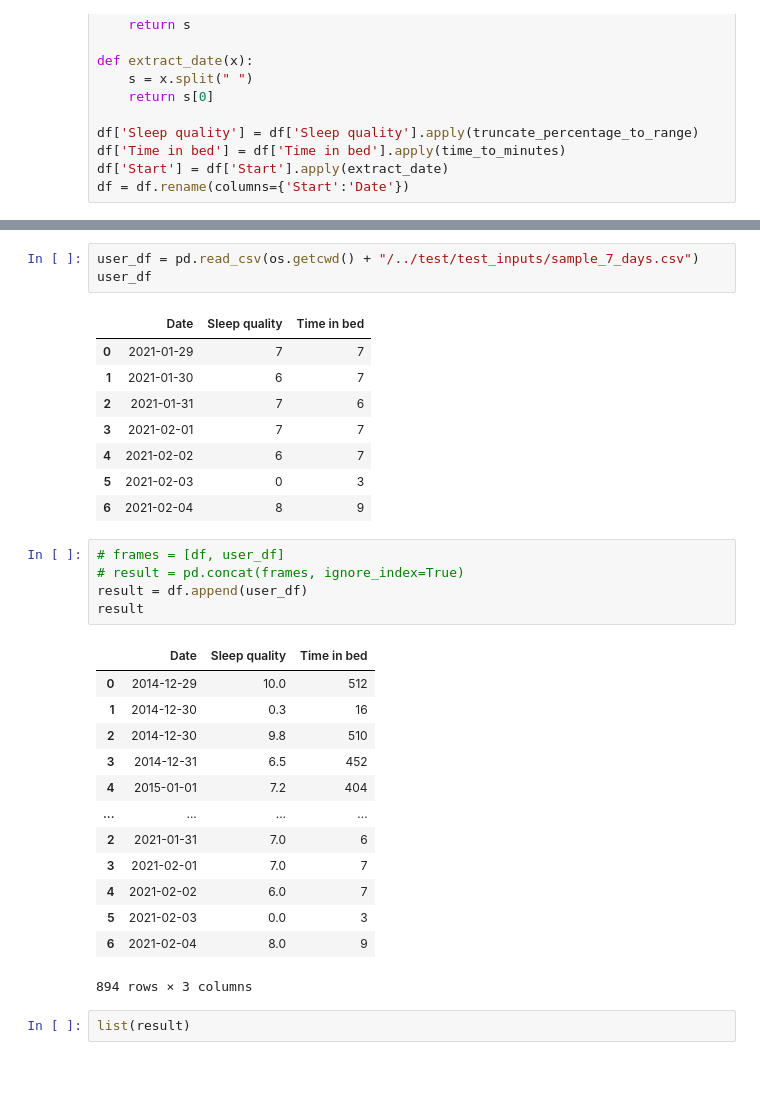
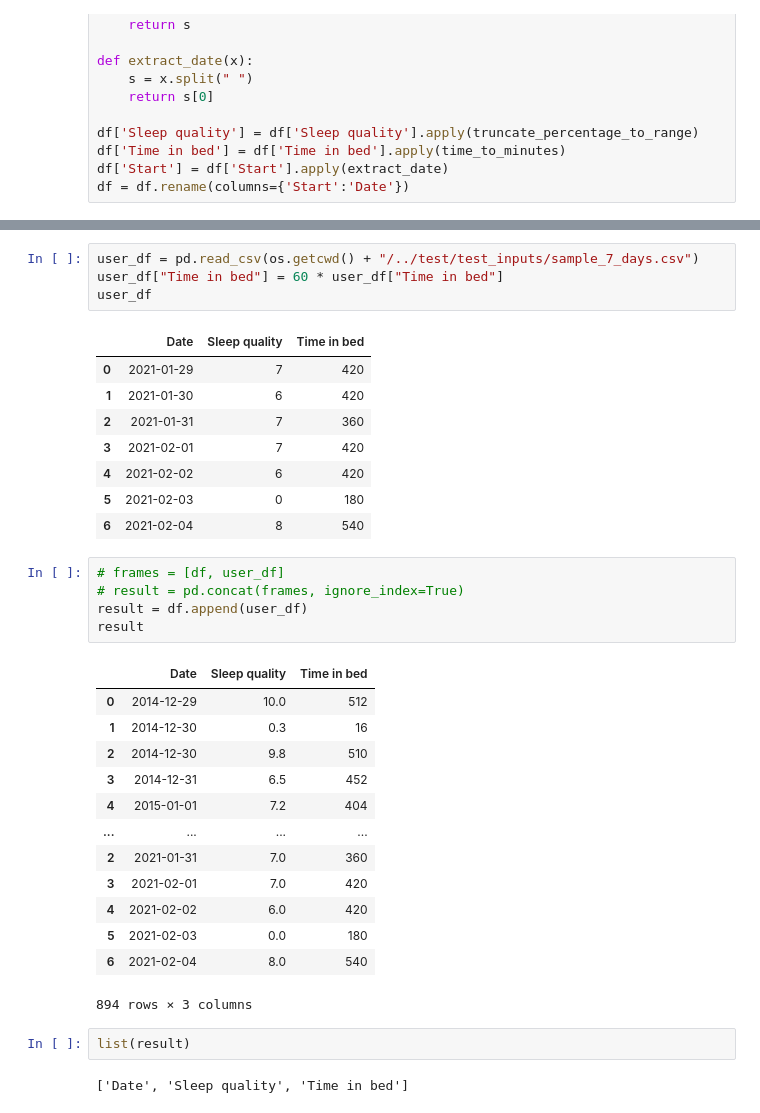
Before and after one commit to luiszugasti/sleep_stats, a Jupyter notebook: scrap_notebook/scrap.ipynb, the cells around one changed output, grey strips where cells are left out. Cells and saved outputs as stored; diff of their text form; blank space fills up the shorter version.

```diff
--- a/scrap_notebook/scrap.ipynb
+++ b/scrap_notebook/scrap.ipynb
@@ -95,15 +97,16 @@ df.plot(x="Date", y = "Sleep quality")
 # %%
 user_df = pd.read_csv(os.getcwd() + "/../test/test_inputs/sample_7_days.csv")
+user_df["Time in bed"] = 60 * user_df["Time in bed"]
 user_df
 # %% [output]
 |  | Date | Sleep quality | Time in bed |
-| 0 | 2021-01-29 | 7 | 7 |
-| 1 | 2021-01-30 | 6 | 7 |
-| 2 | 2021-01-31 | 7 | 6 |
-| 3 | 2021-02-01 | 7 | 7 |
-| 4 | 2021-02-02 | 6 | 7 |
-| 5 | 2021-02-03 | 0 | 3 |
-| 6 | 2021-02-04 | 8 | 9 |
+| 0 | 2021-01-29 | 7 | 420 |
+| 1 | 2021-01-30 | 6 | 420 |
+| 2 | 2021-01-31 | 7 | 360 |
+| 3 | 2021-02-01 | 7 | 420 |
+| 4 | 2021-02-02 | 6 | 420 |
+| 5 | 2021-02-03 | 0 | 180 |
+| 6 | 2021-02-04 | 8 | 540 |
 # %%
 # frames = [df, user_df]
 # result = pd.concat(frames, ignore_index=True)
@@ -117,11 +120,13 @@ result
 | 3 | 2014-12-31 | 6.5 | 452 |
 | 4 | 2015-01-01 | 7.2 | 404 |
 | ... | ... | ... | ... |
-| 2 | 2021-01-31 | 7.0 | 6 |
-| 3 | 2021-02-01 | 7.0 | 7 |
-| 4 | 2021-02-02 | 6.0 | 7 |
-| 5 | 2021-02-03 | 0.0 | 3 |
-| 6 | 2021-02-04 | 8.0 | 9 |
+| 2 | 2021-01-31 | 7.0 | 360 |
+| 3 | 2021-02-01 | 7.0 | 420 |
+| 4 | 2021-02-02 | 6.0 | 420 |
+| 5 | 2021-02-03 | 0.0 | 180 |
+| 6 | 2021-02-04 | 8.0 | 540 |
 894 rows × 3 columns
 # %%
 list(result)
+# %% [output]
+['Date', 'Sleep quality', 'Time in bed']
```
Also changed, not shown: parts of 3 cells of this notebook, 1 other file.
